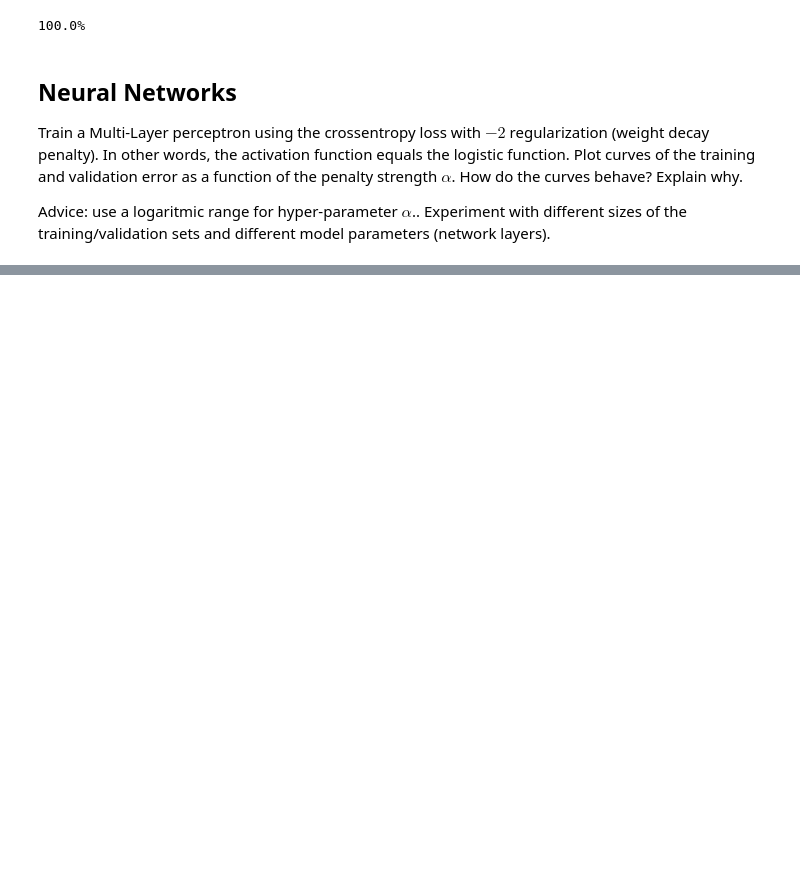
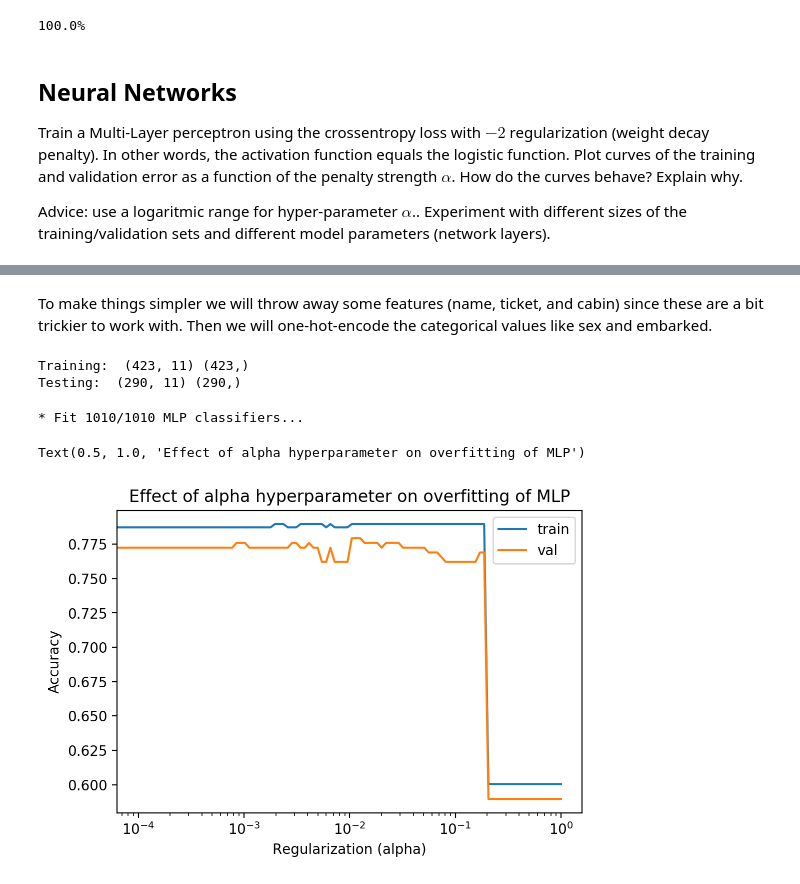
Before and after one commit to csteinmetz1/machine-learning, a Jupyter notebook: p2/p2.ipynb, the cells around one changed output, grey strips where cells are left out. Saved outputs shown, nothing was run; the diff lists cells and outputs as text; code cells hidden in the pictures; blank space fills up the shorter version.

```diff
--- a/p2/p2.ipynb
+++ b/p2/p2.ipynb
@@ -220,0 +254,4 @@ different sizes of the training/validation sets and different model parameters (
+# %% [markdown]
+To make things simpler we will throw away some features (name, ticket, and cabin) since these are a bit trickier to work with. Then we will one-hot-encode the categorical values like sex and embarked.
+# %%
+df_processed = df.drop(['Name', 'Ticket', 'Cabin'], axis=1)
@@ -220,0 +287,51 @@ different sizes of the training/validation sets and different model parameters (
+# %%
+x_train, y_train, x_test, y_test = encode_dataframe(df_processed, 0.60)
+print("Training: ", x_train.shape, y_train.shape)
+print("Testing: ", x_test.shape, y_test.shape)
+# %% [output]
+Training:  (423, 11) (423,)
+Testing:  (290, 11) (290,)
+# %%
+alpha = np.logspace(-4, 0, num=100, base=10)
+alpha = np.concatenate((np.array([0.0]), alpha))
+n_trials = 10
+n_clf = 0
+
+# logging
+train_acc = []
+val_acc = []
+
+for a in alpha:
+    for trial in np.arange(n_trials):
+
+        # arrays to hold trial acc
+        t_acc = []
+        v_acc = []
+
+        clf = neural_network.MLPClassifier(solver='adam', activation='logistic', max_iter=1000,
+                                           n_iter_no_change=10, random_state=trial,
+                                           alpha=a, hidden_layer_sizes=(50,25))
+        clf.fit(x_train, y_train)
+
+        n_clf += 1
+        sys.stdout.write(f"* Fit {n_clf:3d}/{len(alpha)*n_trials:3d} MLP classifiers...\r")
+        sys.stdout.flush()
+
+        # calculate losses
+        t_acc.append(clf.score(x_train, y_train))
+        v_acc.append(clf.score(x_test, y_test))
+
+    train_acc.append(np.array(t_acc).mean())
+    val_acc.append(np.array(v_acc).mean())
+# %% [output]
+* Fit 1010/1010 MLP classifiers...
+# %%
+plt.semilogx(alpha, train_acc)
+plt.semilogx(alpha, val_acc)
+plt.legend(['train', 'val'])
+plt.ylabel("Accuracy")
+plt.xlabel("Regularization (alpha)")
+plt.title("Effect of alpha hyperparameter on overfitting of MLP")
+# %% [output]
+Text(0.5, 1.0, 'Effect of alpha hyperparameter on overfitting of MLP')
+[figure, added]
```
Also changed, not shown: parts of 10 cells of this notebook, 5 other files.
